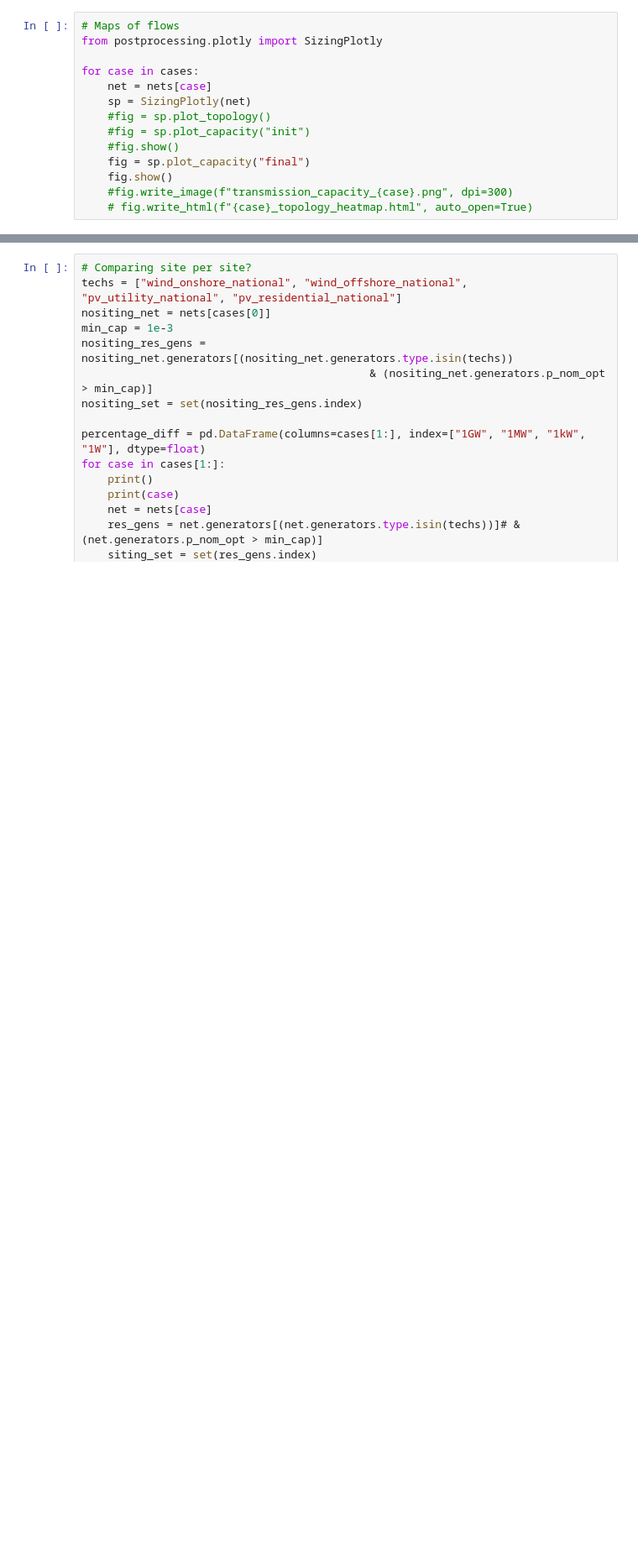
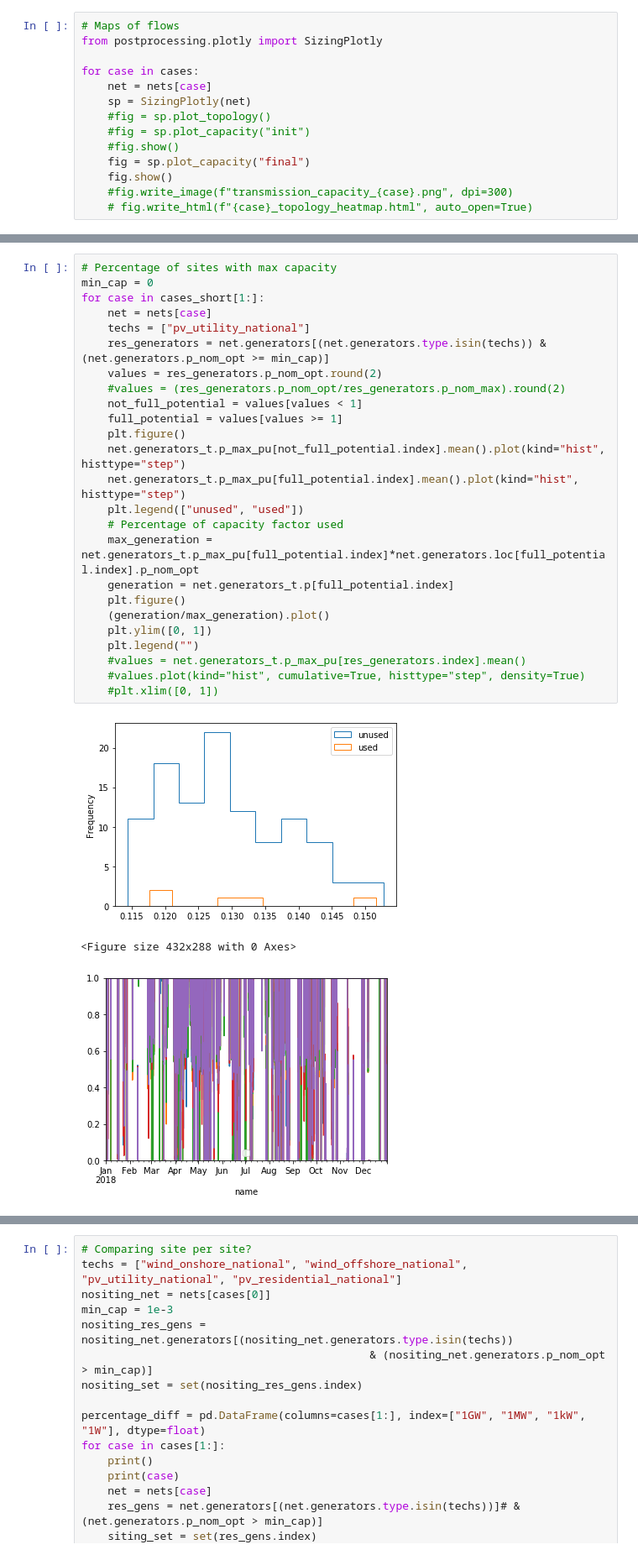
Before and after one commit to montefesp/REplan, a Jupyter notebook: projects/tyndp2018/analysis.ipynb, the cells around one changed output, grey strips where cells are left out. Shown: that part at 84% size. Cells and saved outputs as stored; diff of their text form; blank space fills up the shorter version.

```diff
--- a/projects/tyndp2018/analysis.ipynb
+++ b/projects/tyndp2018/analysis.ipynb
@@ -399,2 +616,31 @@ for case in cases_short:
+# %%
+# Percentage of sites with max capacity
+min_cap = 0
+for case in cases_short[1:]:
+    net = nets[case]
+    techs = ["pv_utility_national"]
+    res_generators = net.generators[(net.generators.type.isin(techs)) & (net.generators.p_nom_opt >= min_cap)]
+    values = res_generators.p_nom_opt.round(2)
+    #values = (res_generators.p_nom_opt/res_generators.p_nom_max).round(2)
+    not_full_potential = values[values < 1]
+    full_potential = values[values >= 1]
+    plt.figure()
+    net.generators_t.p_max_pu[not_full_potential.index].mean().plot(kind="hist", histtype="step")
+    net.generators_t.p_max_pu[full_potential.index].mean().plot(kind="hist", histtype="step")
+    plt.legend(["unused", "used"])
+    # Percentage of capacity factor used
+    max_generation = net.generators_t.p_max_pu[full_potential.index]*net.generators.loc[full_potential.index].p_nom_opt
+    generation = net.generators_t.p[full_potential.index]
+    plt.figure()
+    (generation/max_generation).plot()
+    plt.ylim([0, 1])
+    plt.legend("")
+    #values = net.generators_t.p_max_pu[res_generators.index].mean()
+    #values.plot(kind="hist", cumulative=True, histtype="step", density=True)
+    #plt.xlim([0, 1])
+# %% [output]
+[figure, added]
+<Figure size 432x288 with 0 Axes>
+[figure, added]
 # %%
 # Res aggregated signal
```
Also changed, not shown: parts of 33 cells of this notebook, 39 other files.
